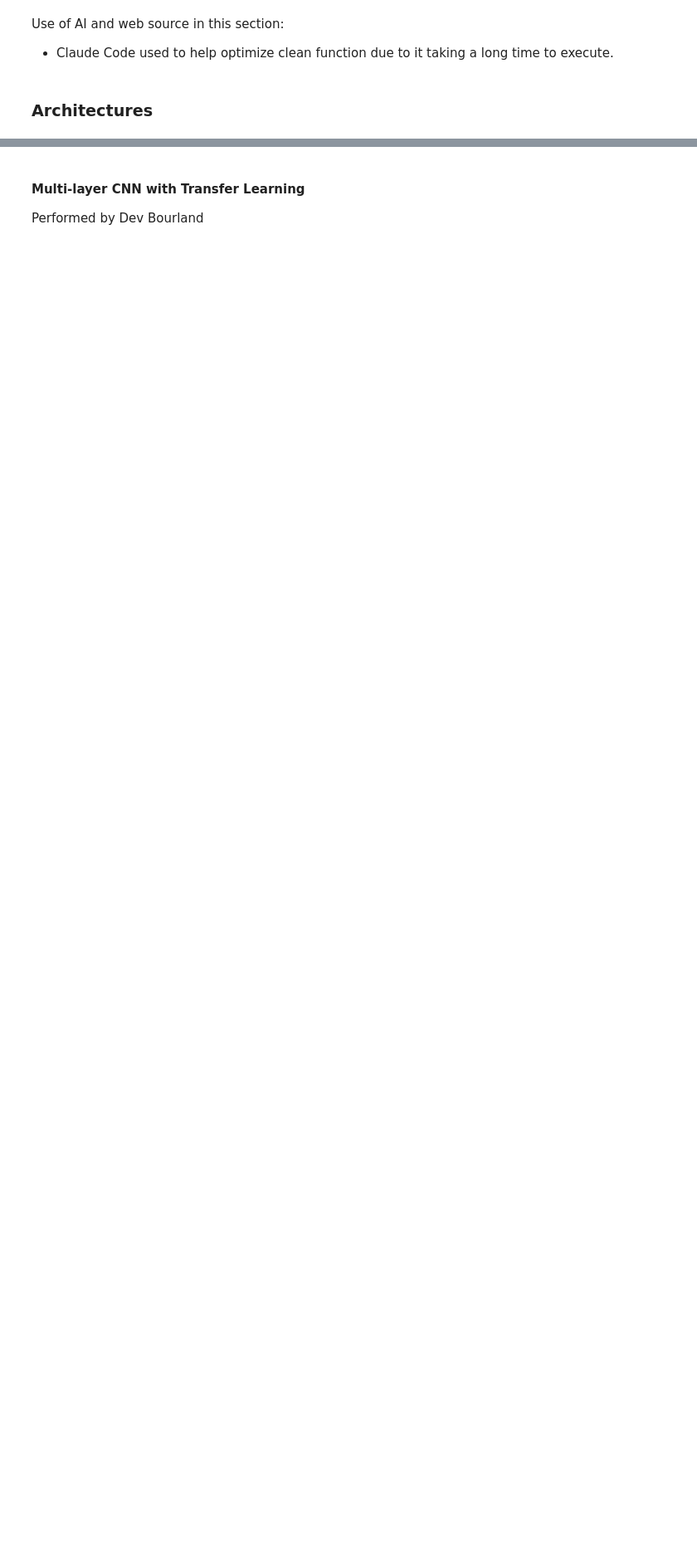
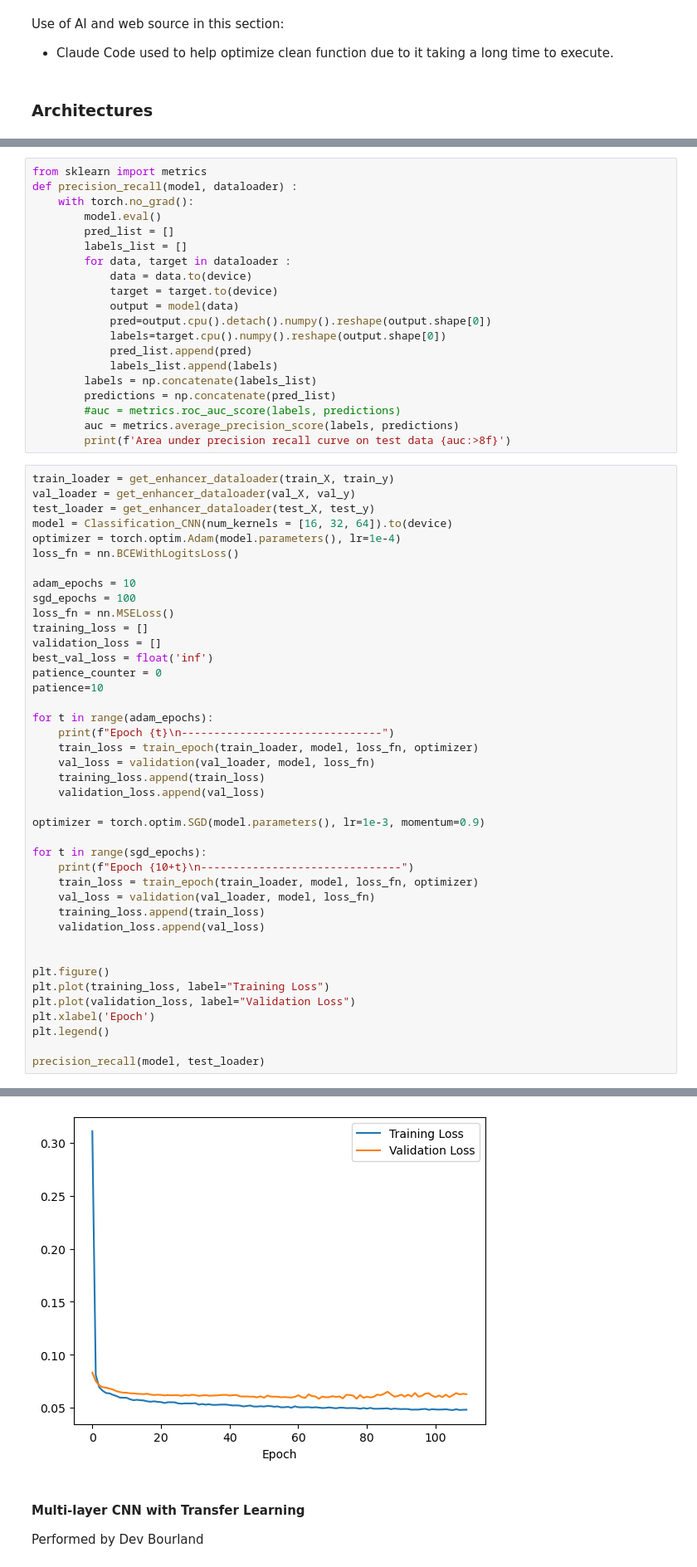
Before and after one commit to mrmang0dev/CS425-Project, a Jupyter notebook: projectmain.ipynb, the cells around one changed output, grey strips where cells are left out. Shown at 83% size. Saved outputs shown, nothing was run; the diff lists cells and outputs as text; blank space fills up the shorter version.

Commit message:
Added enhancer non-transfer classificaion CNN

```diff
--- a/projectmain.ipynb
+++ b/projectmain.ipynb
@@ -481,0 +543,62 @@ Use of AI and web source in this section:
+# %%
+from sklearn import metrics
+def precision_recall(model, dataloader) :
+    with torch.no_grad():
+        model.eval()
+        pred_list = []
+        labels_list = []
+        for data, target in dataloader :
+            data = data.to(device)
+            target = target.to(device)
+            output = model(data)
+            pred=output.cpu().detach().numpy().reshape(output.shape[0])
+            labels=target.cpu().numpy().reshape(output.shape[0])
+            pred_list.append(pred)
+            labels_list.append(labels)
+        labels = np.concatenate(labels_list)
+        predictions = np.concatenate(pred_list)
+        #auc = metrics.roc_auc_score(labels, predictions)
+        auc = metrics.average_precision_score(labels, predictions)
+        print(f'Area under precision recall curve on test data {auc:>8f}')
+# %%
+train_loader = get_enhancer_dataloader(train_X, train_y)
+val_loader = get_enhancer_dataloader(val_X, val_y)
+test_loader = get_enhancer_dataloader(test_X, test_y)
+model = Classification_CNN(num_kernels = [16, 32, 64]).to(device)
+optimizer = torch.optim.Adam(model.parameters(), lr=1e-4)
+loss_fn = nn.BCEWithLogitsLoss()
+
+adam_epochs = 10
+sgd_epochs = 100
+loss_fn = nn.MSELoss()
+training_loss = []
+validation_loss = []
+best_val_loss = float('inf')
+patience_counter = 0
+patience=10
+
+for t in range(adam_epochs):
+    print(f"Epoch {t}\n-------------------------------")
+    train_loss = train_epoch(train_loader, model, loss_fn, optimizer)
+    val_loss = validation(val_loader, model, loss_fn)
+    training_loss.append(train_loss)
+    validation_loss.append(val_loss)
+
+optimizer = torch.optim.SGD(model.parameters(), lr=1e-3, momentum=0.9)
+
+for t in range(sgd_epochs):
+    print(f"Epoch {10+t}\n-------------------------------")
+    train_loss = train_epoch(train_loader, model, loss_fn, optimizer)
+    val_loss = validation(val_loader, model, loss_fn)
+    training_loss.append(train_loss)
+    validation_loss.append(val_loss)
+
+
+plt.figure()
+plt.plot(training_loss, label="Training Loss")
+plt.plot(validation_loss, label="Validation Loss")
+plt.xlabel('Epoch')
+plt.legend()
+
+precision_recall(model, test_loader)
+# %% [output]
@@ -482,3 +622,4 @@ Use of AI and web source in this section:
+[figure, added]
 # %% [markdown]
 #### Multi-layer CNN with Transfer Learning ####
 Performed by Dev Bourland
```
Also changed, not shown: parts of 7 cells of this notebook.
